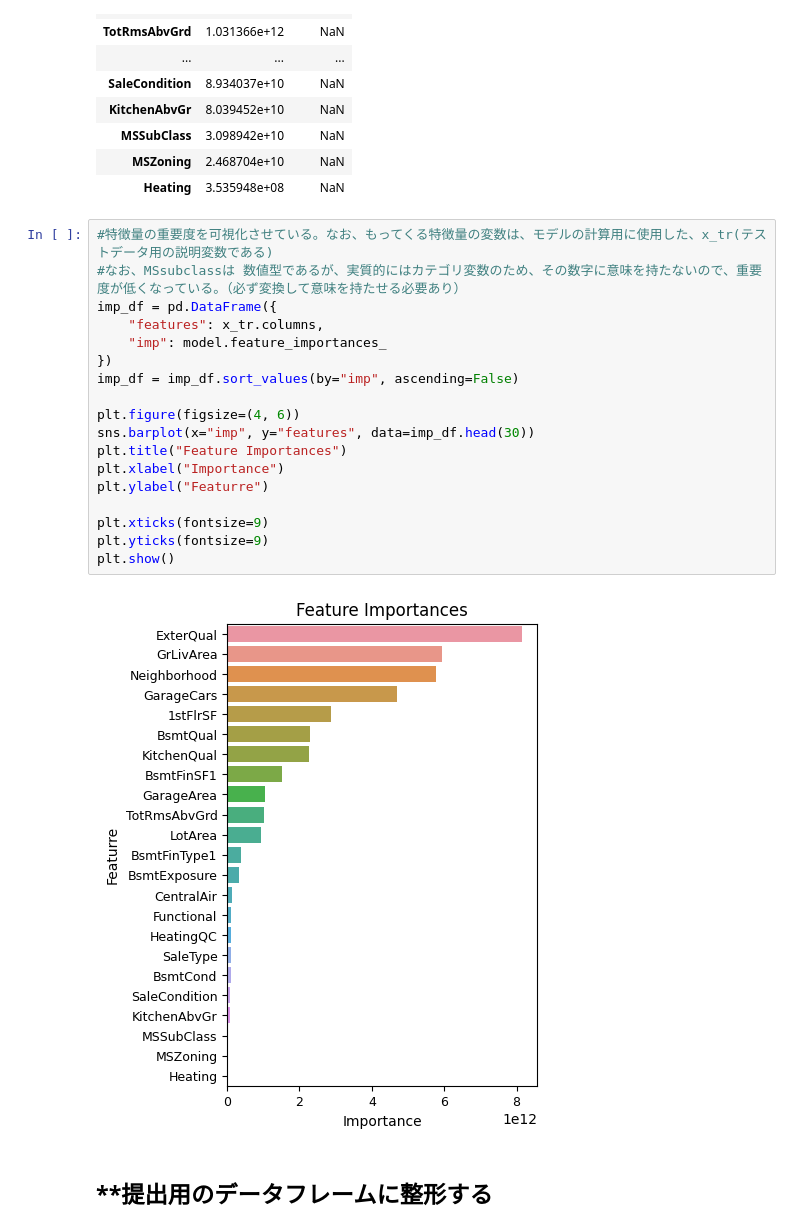
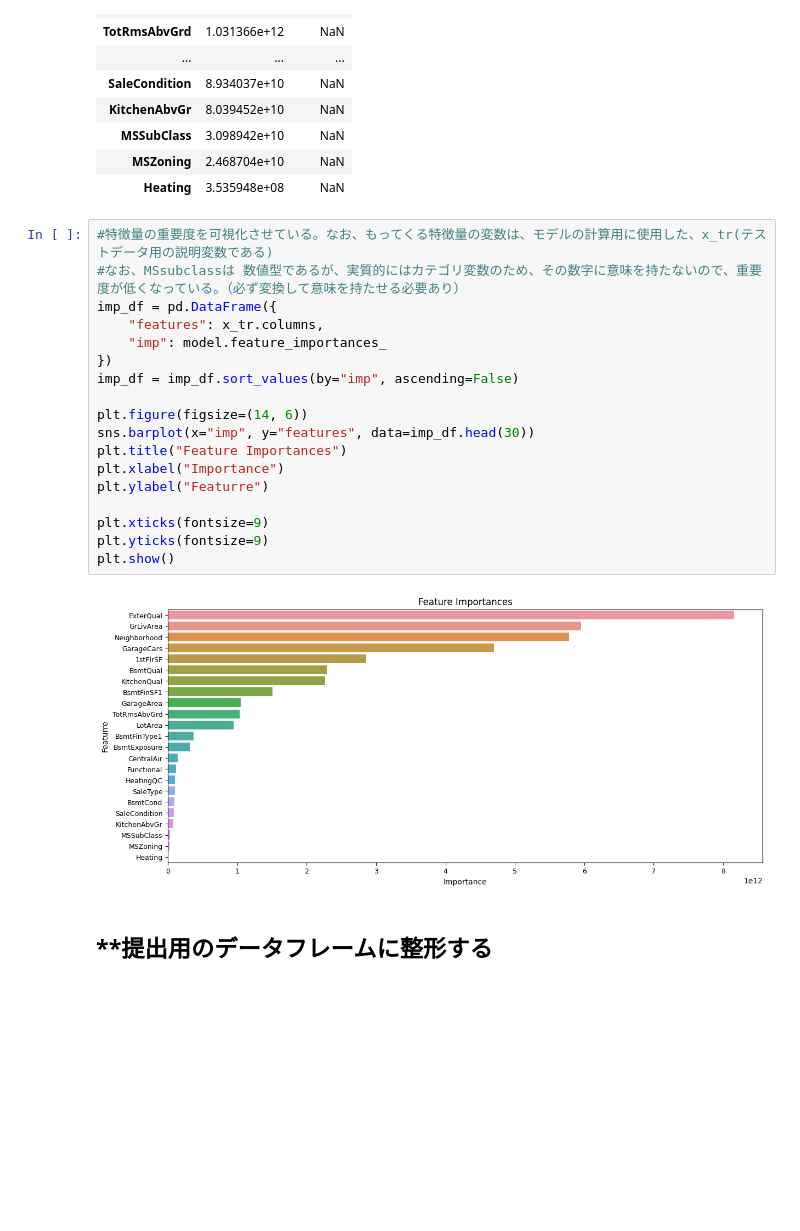
Before and after one commit to TAKUSHIone/test, a Jupyter notebook: house-price-r7-07-12.ipynb, the cells around one changed output. Cells and saved outputs as stored; diff of their text form; blank space fills up the shorter version.

```diff
--- a/house-price-r7-07-12.ipynb
+++ b/house-price-r7-07-12.ipynb
@@ -4411,23 +4411,23 @@ imp_df.head(30)
 # %%
 #特徴量の重要度を可視化させている。なお、もってくる特徴量の変数は、モデルの計算用に使用した、x_tr(テストデータ用の説明変数である)
 #なお、MSsubclassは 数値型であるが、実質的にはカテゴリ変数のため、その数字に意味を持たないので、重要度が低くなっている。（必ず変換して意味を持たせる必要あり）
 imp_df = pd.DataFrame({
     "features": x_tr.columns,
     "imp": model.feature_importances_
 })
 imp_df = imp_df.sort_values(by="imp", ascending=False)
 
-plt.figure(figsize=(4, 6))
+plt.figure(figsize=(14, 6))
 sns.barplot(x="imp", y="features", data=imp_df.head(30))
 plt.title("Feature Importances")
 plt.xlabel("Importance")
 plt.ylabel("Featurre")
 
 plt.xticks(fontsize=9)
 plt.yticks(fontsize=9)
 plt.show()
 # %% [output]
-[figure, old version]
+[figure, new version]
 # %% [markdown]
 ## **提出用のデータフレームに整形する
 # %%
```
Also changed, not shown: parts of 2 cells of this notebook.
